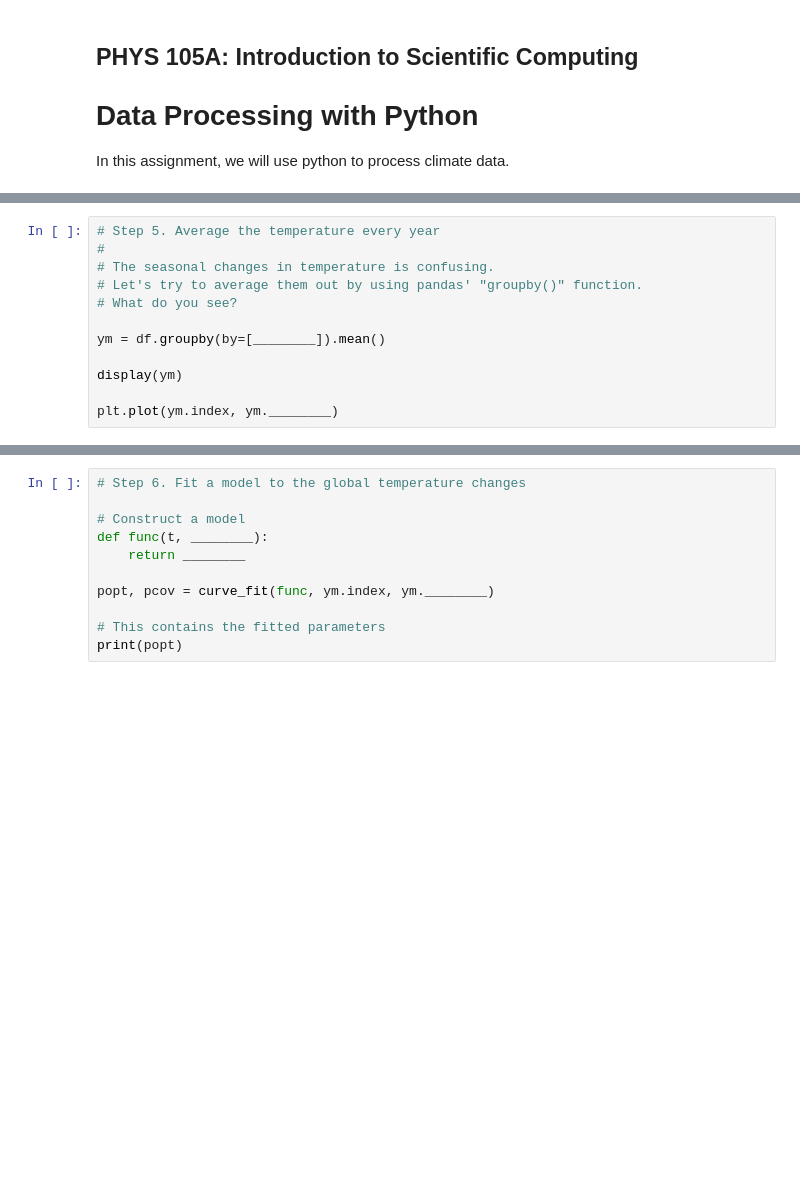
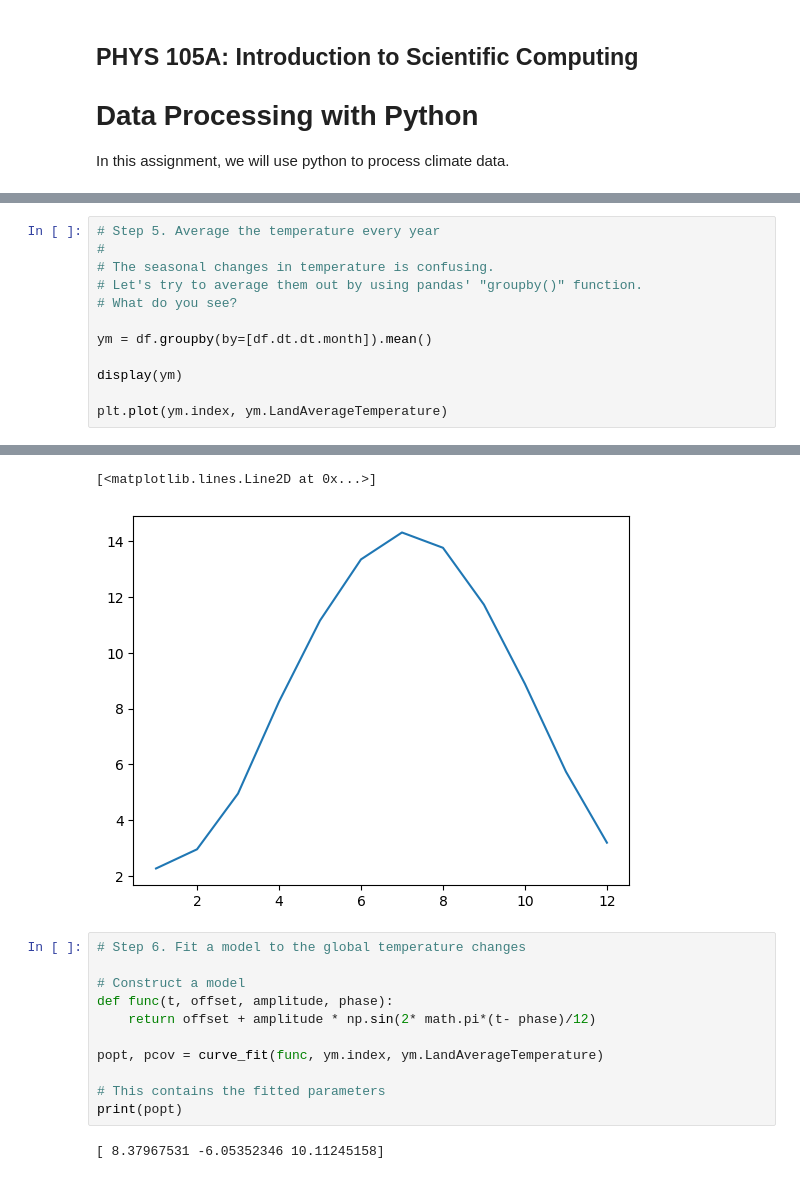
Before and after one commit to ramadithya1771/phys105-code, a Jupyter notebook: 05/assignment.ipynb, the cells around one changed output, grey strips where cells are left out. Cells and saved outputs as stored; diff of their text form; blank space fills up the shorter version.

```diff
--- a/05/assignment.ipynb
+++ b/05/assignment.ipynb
@@ -59,8 +43,9 @@ plt.plot(df.______, df.______)
 # Let's try to average them out by using pandas' "groupby()" function.
 # What do you see?
 
-ym = df.groupby(by=[________]).mean()
+ym = df.groupby(by=[df.dt.dt.month]).mean()
 
 display(ym)
 
-plt.plot(ym.index, ym.________)
+plt.plot(ym.index, ym.LandAverageTemperature)
+# %% [output]
@@ -67,14 +66,18 @@ plt.plot(ym.index, ym.________)
+[<matplotlib.lines.Line2D at 0x...>]
+[figure, added]
 # %%
 # Step 6. Fit a model to the global temperature changes
 
 # Construct a model
-def func(t, ________):
-    return ________
+def func(t, offset, amplitude, phase):
+    return offset + amplitude * np.sin(2* math.pi*(t- phase)/12)
 
-popt, pcov = curve_fit(func, ym.index, ym.________)
+popt, pcov = curve_fit(func, ym.index, ym.LandAverageTemperature)
 
 # This contains the fitted parameters
 print(popt)
+# %% [output]
+[ 8.37967531 -6.05352346 10.11245158]
 # %%
 # Step 7. Overfit the model to the data.
 
```
Also changed, not shown: parts of 6 cells of this notebook, 1 other file.
